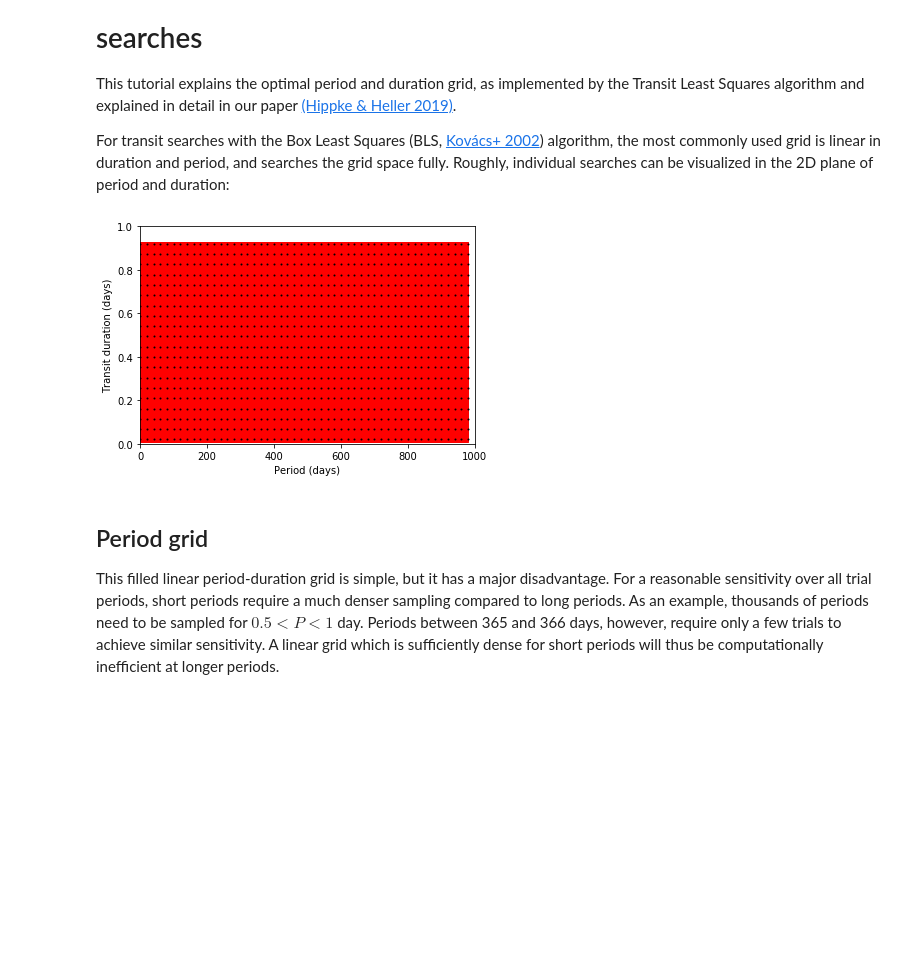
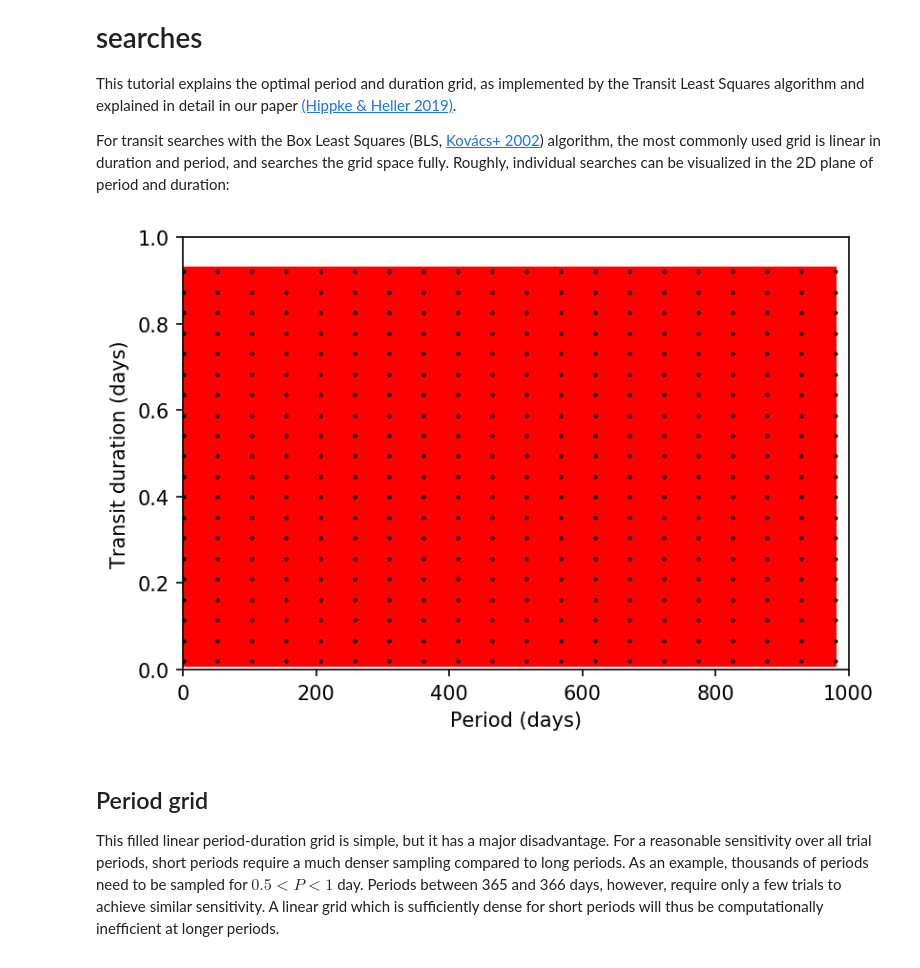
Before and after one commit to hippke/tls, a Jupyter notebook: tutorials/09 Optimal period grid and optimal duration grid.ipynb, the cells around one changed output. Drawn from its saved outputs; the diff is of its cells as text; code cells hidden in the pictures; blank space fills up the shorter version.

```diff
--- a/tutorials/09 Optimal period grid and optimal duration grid.ipynb
+++ b/tutorials/09 Optimal period grid and optimal duration grid.ipynb
@@ -7,19 +7,20 @@ For transit searches with the Box Least Squares (BLS, [Kovács+ 2002](http://ads
 # %%
 import numpy
 import matplotlib.pyplot as plt
 import matplotlib.patches as patches
+from matplotlib import rcParams; rcParams["figure.dpi"] = 150
 ax = plt.gca()
 rect = patches.Rectangle((0.5, 0.01), 980, 0.92, linewidth=1, edgecolor='r', facecolor='red')
 ax.add_patch(rect)
-for x in numpy.linspace(0.5, 980, 50):
+for x in numpy.linspace(0.5, 980, 20):
     for y in numpy.linspace(0.02, 0.92, 20):
         plt.plot(x, y, color='black', marker='o', markersize=1)
 ax.set_xlabel(r'Period (days)')
 ax.set_ylabel(r'Transit duration (days)')
 ax.set_xlim(0, 1000)
 ax.set_ylim(0, 1);
 # %% [output]
-[figure, old version]
+[figure, new version]
 # %% [markdown]
 ## Period grid
 This filled linear period-duration grid is simple, but it has a major disadvantage. For a reasonable sensitivity over all trial periods, short periods require a much denser sampling compared to long periods. As an example, thousands of periods need to be sampled for $0.5<P<1$ day. Periods between 365 and 366 days, however, require only a few trials to achieve similar sensitivity. A linear grid which is sufficiently dense for
```
Also changed, not shown: parts of 1 cell of this notebook.
